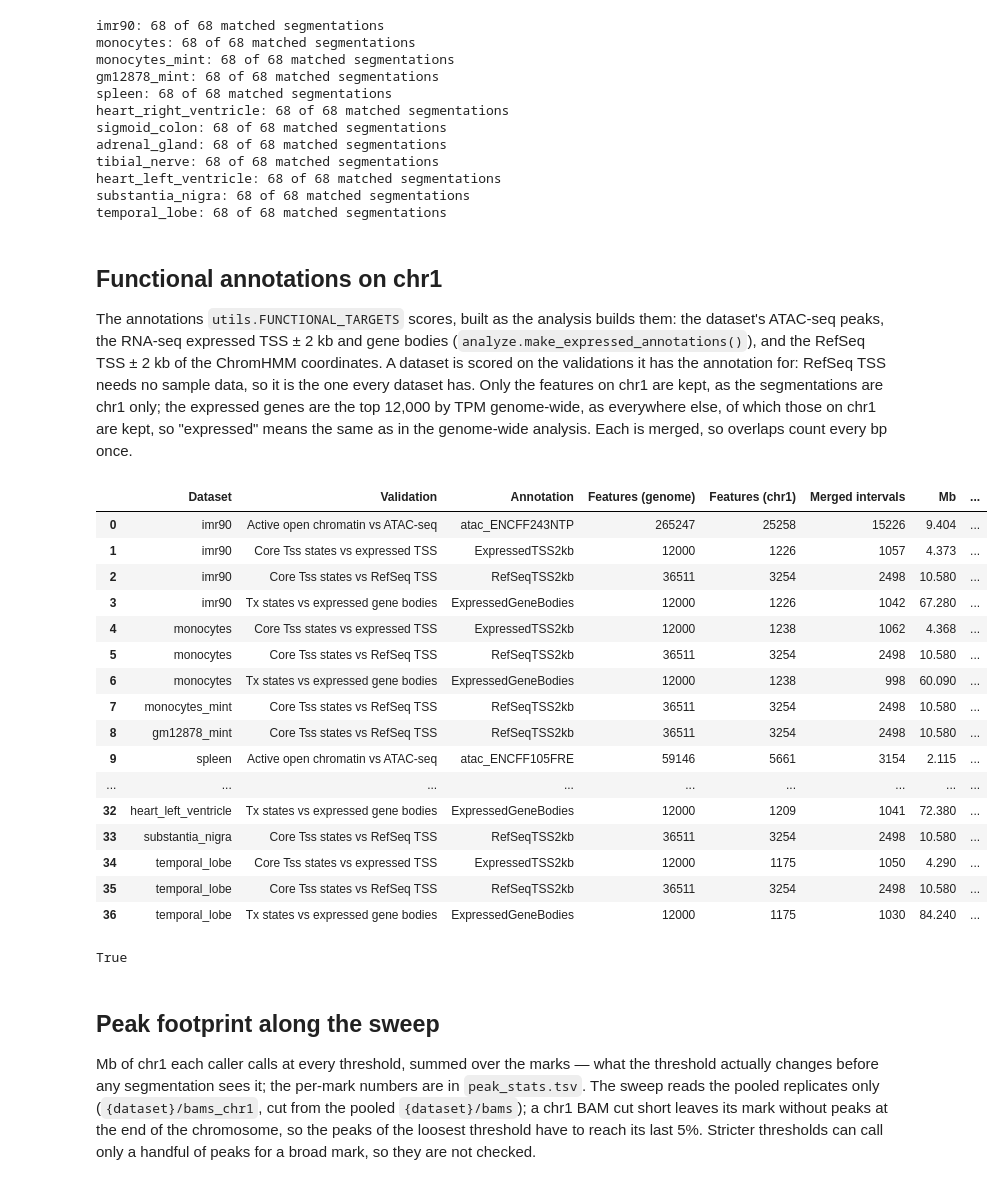
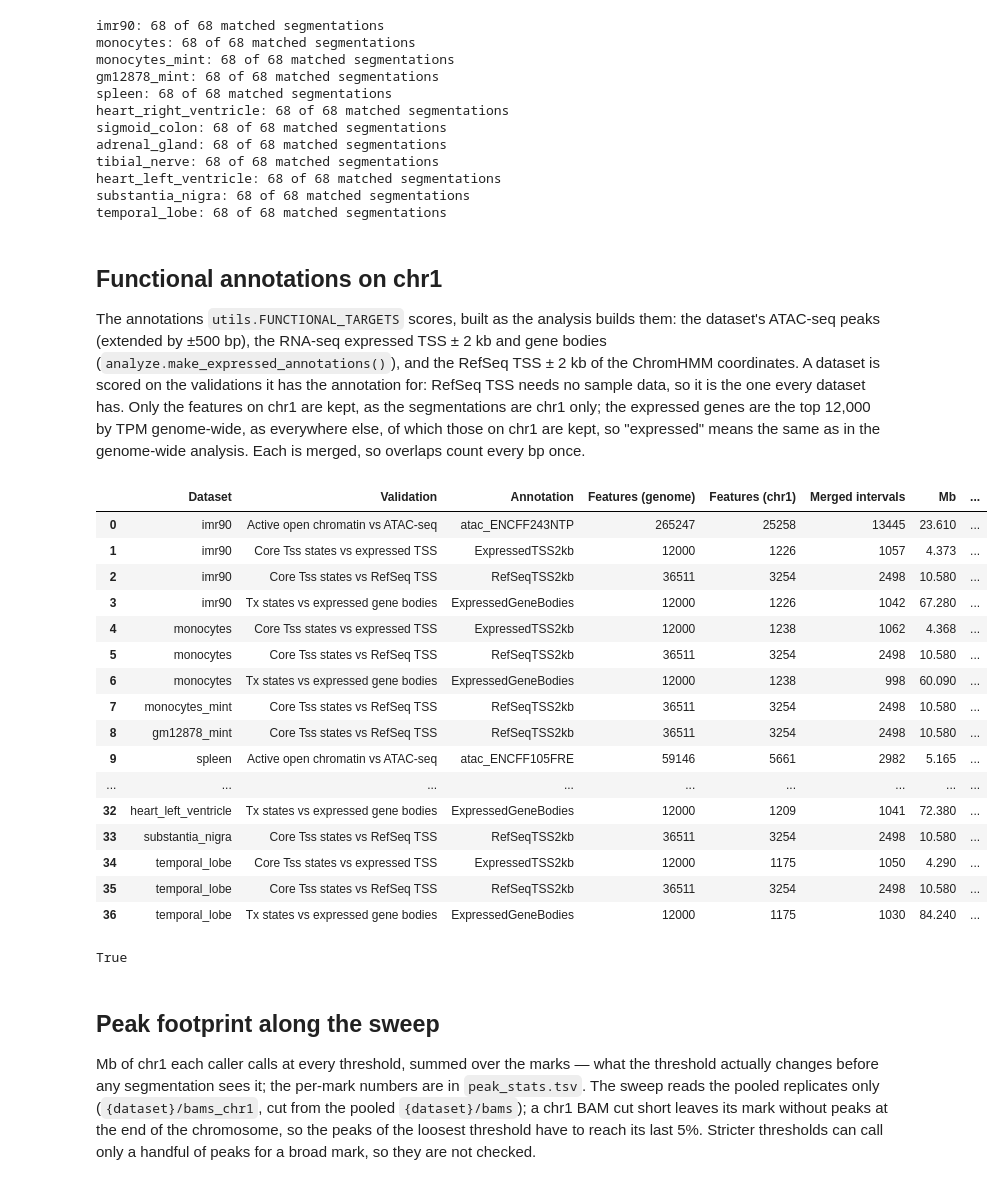
Before and after one commit to olegs/omni-chromhmm, a Jupyter notebook: functional.ipynb, the cells around one changed output. Drawn from its saved outputs; the diff is of its cells as text; code cells hidden in the pictures.

Commit message:
Update functional annotations pipeline: extend ATAC-seq peaks by 500 bp

```diff
--- a/functional.ipynb
+++ b/functional.ipynb
@@ -195,7 +196,7 @@ temporal_lobe: 68 of 68 matched segmentations
 ## Functional annotations on chr1
 
 The annotations `utils.FUNCTIONAL_TARGETS` scores, built as the analysis builds them: the
-dataset's ATAC-seq peaks, the RNA-seq expressed TSS ± 2 kb and gene bodies
+dataset's ATAC-seq peaks (extended by ±500 bp), the RNA-seq expressed TSS ± 2 kb and gene bodies
 (`analyze.make_expressed_annotations()`), and the RefSeq TSS ± 2 kb of the ChromHMM
 coordinates. A dataset is scored on the validations it has the annotation for: RefSeq TSS
 needs no sample data, so it is the one every dataset has. Only the features on chr1 are
@@ -241,7 +242,8 @@ def load_features(ds):
     cfg = config["datasets"][ds]
     features = {"RefSeqTSS2kb": REFSEQ_TSS}
     if cfg.get("atac"):
-        features[f"atac_{cfg['atac']}"] = bed_rows(f"{ds}/atac_{cfg['atac']}.bed.gz")
+        atac_rows = bed_rows(f"{ds}/atac_{cfg['atac']}.bed.gz")
+        features[f"atac_{cfg['atac']}"] = utils.extend_bed(atac_rows, utils.ATAC_WINDOW)
     if cfg.get("rnaseq"):
         with contextlib.redirect_stderr(io.StringIO()):
             expressed = analyze.make_expressed_annotations(f"{ds}/rnaseq_{cfg['rnaseq']}.tsv",
@@ -252,34 +254,34 @@ def load_features(ds):
     return features
 
 
 features, annotations, validations = {}, {}, {}
 for ds in DATASETS:
     features[ds] = load_features(ds)
     # The chr1 features only, merged.
     annotations[ds] = {name: merge((s, e) for c, s, e in rows if c == CHROM)
                        for name, rows in features[ds].items()}
     for name, iv in annotations[ds].items():
         assert len(iv) and iv[0, 0] >= 0 and iv[-1, 1] <= CHR_LEN + 2000, (ds, name)
     # (key, validation label, state family, annotation) of every validation scored.
     validations[ds] = []
     for key, label, states, prefix in utils.FUNCTIONAL_TARGETS:
         names = [a for a in annotations[ds] if a.startswith(prefix)]
         if names:
             validations[ds].append((key, label, frozenset(states), names[0]))
 
 annotation_table = pd.DataFrame([
     {"Dataset": ds, "Validation": label, "Annotation": ann,
      "Features (genome)": len(features[ds][ann]),
      "Features (chr1)": sum(c == CHROM for c, _, _ in features[ds][ann]),
      "Merged intervals": len(annotations[ds][ann]),
      "Mb": total_bp(annotations[ds][ann]) / 1e6,
      "chr1 share": total_bp(annotations[ds][ann]) / CHR_LEN}
     for ds in DATASETS for _, label, _, ann in validations[ds]])
 annotation_table.to_csv(f"{OUT}/annotations.tsv", sep="\t", index=False, float_format="%.4g")
 show_table(f"{OUT}/annotations.tsv")
 # %% [output]
 |  | Dataset | Validation | Annotation | Features (genome) | Features (chr1) | Merged intervals | Mb | ... |
-| 0 | imr90 | Active open chromatin vs ATAC-seq | atac_ENCFF243NTP | 265247 | 25258 | 15226 | 9.404 | ... |
+| 0 | imr90 | Active open chromatin vs ATAC-seq | atac_ENCFF243NTP | 265247 | 25258 | 13445 | 23.610 | ... |
 | 1 | imr90 | Core Tss states vs expressed TSS | ExpressedTSS2kb | 12000 | 1226 | 1057 | 4.373 | ... |
 | 2 | imr90 | Core Tss states vs RefSeq TSS | RefSeqTSS2kb | 36511 | 3254 | 2498 | 10.580 | ... |
 | 3 | imr90 | Tx states vs expressed gene bodies | ExpressedGeneBodies | 12000 | 1226 | 1042 | 67.280 | ... |
@@ -288,7 +290,7 @@ show_table(f"{OUT}/annotations.tsv")
 | 6 | monocytes | Tx states vs expressed gene bodies | ExpressedGeneBodies | 12000 | 1238 | 998 | 60.090 | ... |
 | 7 | monocytes_mint | Core Tss states vs RefSeq TSS | RefSeqTSS2kb | 36511 | 3254 | 2498 | 10.580 | ... |
 | 8 | gm12878_mint | Core Tss states vs RefSeq TSS | RefSeqTSS2kb | 36511 | 3254 | 2498 | 10.580 | ... |
-| 9 | spleen | Active open chromatin vs ATAC-seq | atac_ENCFF105FRE | 59146 | 5661 | 3154 | 2.115 | ... |
+| 9 | spleen | Active open chromatin vs ATAC-seq | atac_ENCFF105FRE | 59146 | 5661 | 2982 | 5.165 | ... |
 | ... | ... | ... | ... | ... | ... | ... | ... | ... |
 | 32 | heart_left_ventricle | Tx states vs expressed gene bodies | ExpressedGeneBodies | 12000 | 1209 | 1041 | 72.380 | ... |
 | 33 | substantia_nigra | Core Tss states vs RefSeq TSS | RefSeqTSS2kb | 36511 | 3254 | 2498 | 10.580 | ... |
```
Also changed, not shown: parts of 6 cells of this notebook, 1 other file.
